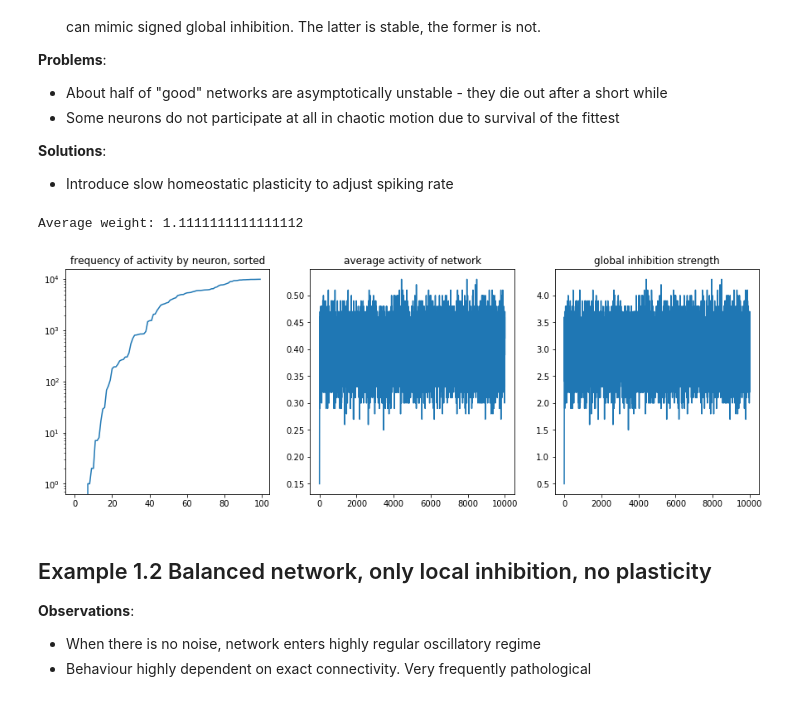
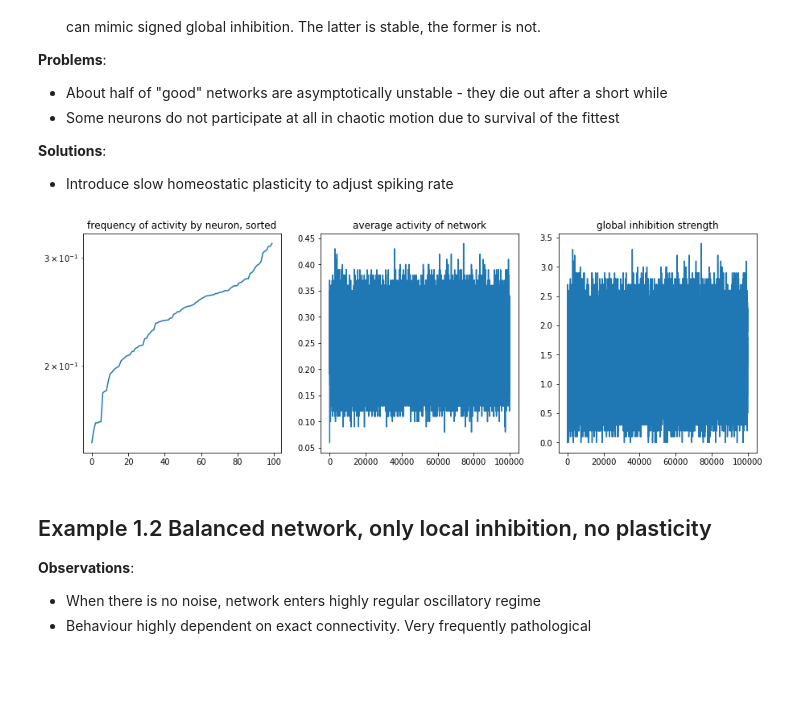
Before and after one commit to aleksejs-fomins/memory-hippo-ca3, a Jupyter notebook: self-contained/reservoir/reservoir-discrete.ipynb, the cells around one changed output. Drawn from its saved outputs; the diff is of its cells as text; code cells hidden in the pictures; blank space fills up the shorter version.

```diff
--- a/self-contained/reservoir/reservoir-discrete.ipynb
+++ b/self-contained/reservoir/reservoir-discrete.ipynb
@@ -110,9 +111,10 @@ p = {
     "eta_G"     : 10.0,  # Global inhibition - rate
     "nu_avg"    : 0.1,   # Neuronal Noise - average
     "T0"        : 1.0,   # Average threshold
-    "p_conn"    : 0.1    # Connection probability
+    "p_conn"    : 0.1,   # Connection probability
+    "W0"        : 10.0   # Total Thresholds produced if all pre-synaptic units are active
 }
-p['W0'] = 1.1 * p['T0'] / ((p['N'] - 1) * p['x_G'] * p['p_conn'])
+#p['W0'] = 1.1 * p['T0'] / ((p['N'] - 1) * p['x_G'] * p['p_conn'])
 
 # Initial values for variables
 x = (np.random.uniform(0, 1, p['N']) < p['x_G']).astype(int)
@@ -120,44 +122,44 @@ T = np.random.uniform(0.9 * p['T0'], 1.1 * p['T0'], p['N'])
 G = computeG(x, p)
 
 # Connectivity matrix
-W = spRandUMat([p['N'], p['N']], [0.9*p['W0'], 1.1*p['W0']], p['p_conn'], withDiag=False)
+W = spRandUMat([p['N'], p['N']], [0.9, 1.1], p['p_conn'], withDiag=False)
+W = normalize(W, norm='l1', axis=1) * p['W0']
 
 # Plot connectivity
-print('Average weight:', p['W0'])
+#print('Average weight:', p['W0'])
 # plt.figure()
-# plt.imshow(M)
+# plt.imshow(W.toarray())
 # plt.show()
 
 
 ###############
 # Simulation
 ###############
 
-N_STEP = 10000
+N_STEP = 100000
 
 x_hist = np.zeros((N_STEP, p['N']))
 x_hist[0] = x
 
 G_hist = np.zeros(N_STEP)
 G_hist[0] = G
 
 for i in range(N_STEP-1):
     x = computeX_Single(x, W, T, G, p)
     G = computeG(x, p)
     x_hist[i+1] = x
     G_hist[i+1] = G
 
 fig, ax = plt.subplots(ncols=3, figsize=(15,5))
-ax[0].semilogy(np.sort(np.sum(x_hist, axis=0)))
-ax[1].plot(np.sum(x_hist, axis=1) / p['N'])
+ax[0].semilogy(np.sort(np.mean(x_hist, axis=0)))
+ax[1].plot(np.mean(x_hist, axis=1))
 ax[2].plot(G_hist)
 ax[0].set_title("frequency of activity by neuron, sorted")
 ax[1].set_title("average activity of network")
 ax[2].set_title("global inhibition strength")
 plt.show()
 # %% [output]
-Average weight: 1.1111111111111112
-[figure, old version]
+[figure, new version]
 # %% [markdown]
 ## Example 1.2 Balanced network, only local inhibition, no plasticity
 
```
Also changed, not shown: parts of 9 cells of this notebook, 2 other files.
